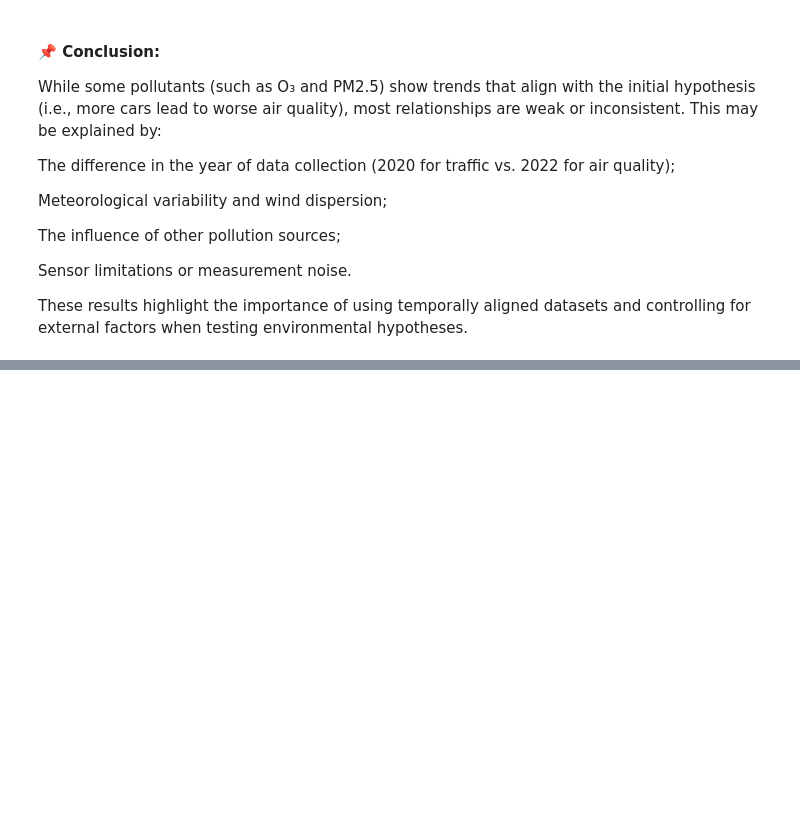
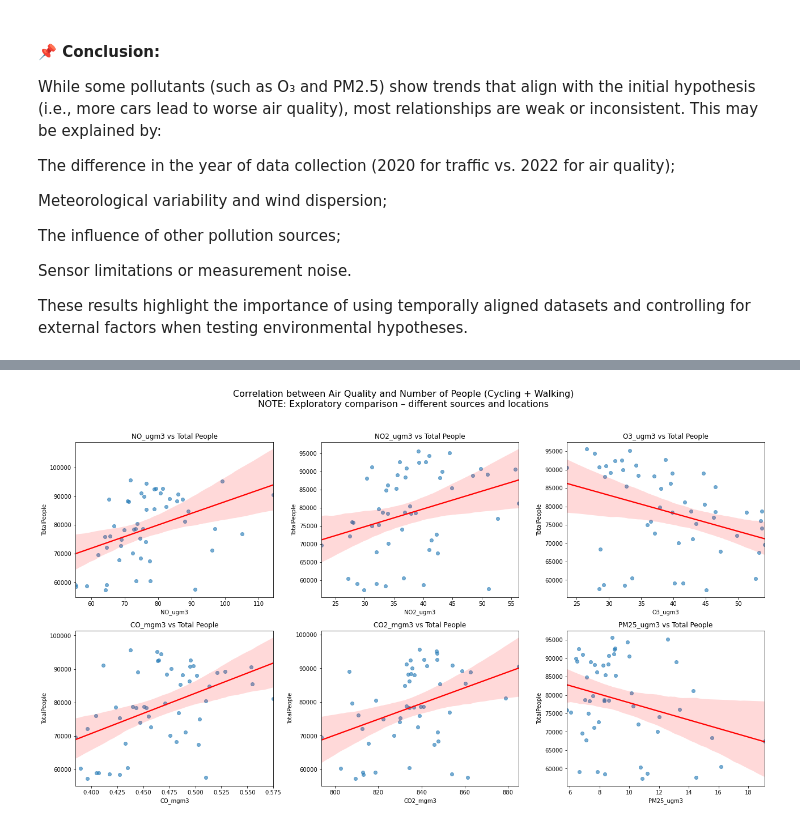
Before and after one commit to GiselleMelo/projeto-iot, a Jupyter notebook: projeto.ipynb, the cells around one changed output, grey strips where cells are left out. Drawn from its saved outputs; the diff is of its cells as text; code cells hidden in the pictures; blank space fills up the shorter version.

```diff
--- a/projeto.ipynb
+++ b/projeto.ipynb
@@ -217,0 +189,19 @@ These results highlight the importance of using temporally aligned datasets and
+# %%
+# Load both datasets (adjust paths as needed)
+cycle_df = pd.read_csv('../arquivos/cycle-counts-2022.csv', parse_dates=['Time'], dayfirst=True)
+pedestrian_df = pd.read_csv('../arquivos/pedestrian-counts-2022.csv', parse_dates=['Time'], dayfirst=True)
+
+# Sum all count columns (excluding Time)
+cycle_df['TotalCyclists'] = cycle_df.drop(columns=['Time']).sum(axis=1)
+pedestrian_df['TotalPedestrians'] = pedestrian_df.drop(columns=['Time']).sum(axis=1)
+
+# Combine pedestrian and cyclist counts
+people_df = pd.DataFrame()
+people_df['Time'] = cycle_df['Time']  # assume time columns match
+people_df['TotalPeople'] = cycle_df['TotalCyclists'] + pedestrian_df['TotalPedestrians']
+
+# Add ISO week number
+people_df['Week'] = people_df['Time'].dt.isocalendar().week
+
+# Weekly average of total people (cycling + walking)
+weekly_people = people_df.groupby('Week')['TotalPeople'].mean().reset_index()
@@ -217,0 +210,5 @@ These results highlight the importance of using temporally aligned datasets and
+# %%
+weekly_air = air_weekly
+
+merged = pd.merge(weekly_people, weekly_air, on='Week')
+merged
@@ -217,0 +233,21 @@ These results highlight the importance of using temporally aligned datasets and
+# %%
+# Plot scatter plots
+fig, axes = plt.subplots(nrows=2, ncols=3, figsize=(18, 10))
+axes = axes.flatten()
+
+for i, pollutant in enumerate(pollutants):
+    sns.regplot(
+        ax=axes[i],
+        data=merged,
+        x=pollutant,
+        y='TotalPeople',
+        scatter_kws={'alpha': 0.6},
+        line_kws={'color': 'red'}
+    )
+    axes[i].set_title(f'{pollutant} vs Total People')
+
+plt.suptitle('Correlation between Air Quality and Number of People (Cycling + Walking)\nNOTE: Exploratory comparison – different sources and locations', y=1.03, fontsize=16)
+plt.tight_layout()
+plt.show()
+# %% [output]
+[figure, added]
```
Also changed, not shown: parts of 7 cells of this notebook.
